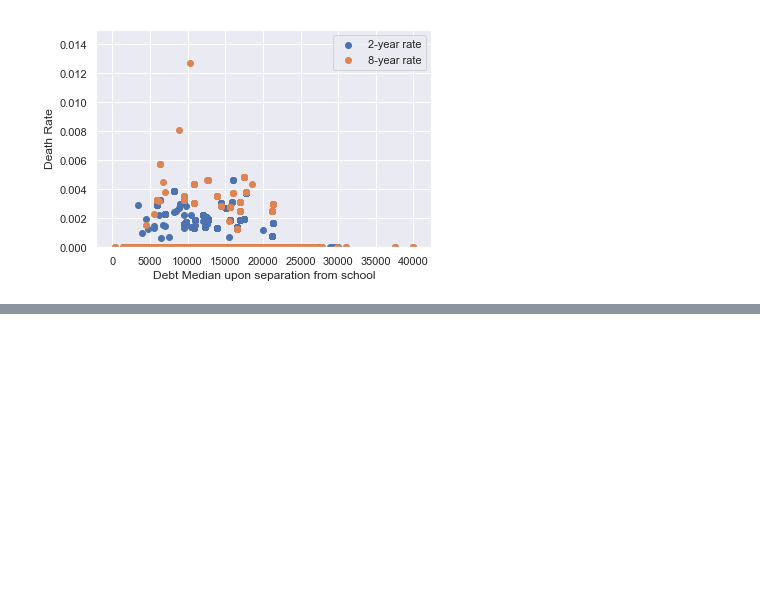
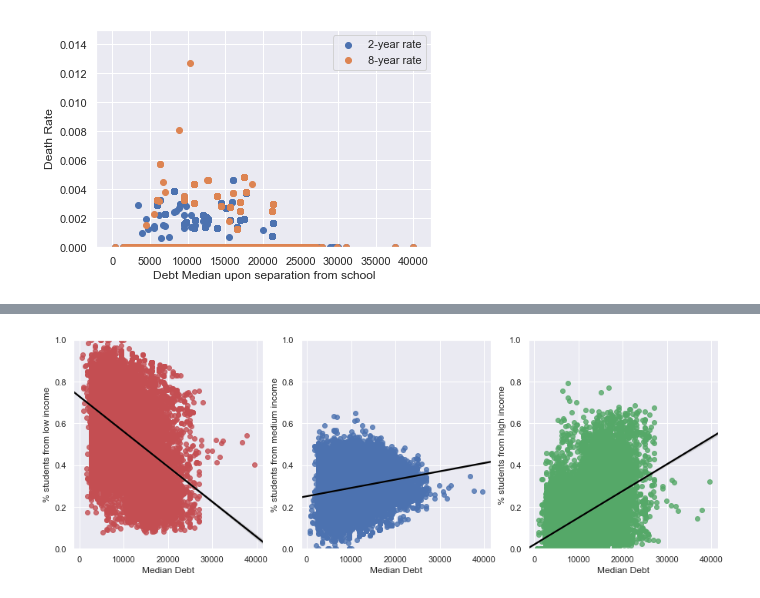
Before and after one commit to YunusBulut/dsprojects, a Jupyter notebook: prepcap/1-StudentDebtReport.ipynb, the cells around one changed output, grey strips where cells are left out. Cells and saved outputs as stored; diff of their text form; code cells hidden in the pictures; blank space fills up the shorter version.

```diff
--- a/prepcap/1-StudentDebtReport.ipynb
+++ b/prepcap/1-StudentDebtReport.ipynb
@@ -273,0 +286,24 @@ Ttest_indResult(statistic=86.51037011701736, pvalue=0.0)
+# %%
+plt.figure(figsize=(15,5))
+
+plt.subplot(1,3,1)
+sns.regplot(x=debt['DEBT_MDN'], y=debt['lowIncPCT'], color='r', line_kws={'color':'black'})
+plt.ylim((0.0,1.0))
+plt.ylabel('% students from low income')
+plt.xlabel('Median Debt')
+
+plt.subplot(1,3,2)
+sns.regplot(x=debt['DEBT_MDN'], y=debt['medIncPCT'], color='b', line_kws={'color':'black'})
+plt.ylim((0.0,1.0))
+plt.ylabel('% students from medium income')
+plt.xlabel('Median Debt')
+
+plt.subplot(1,3,3)
+sns.regplot(x=debt['DEBT_MDN'], y=debt['hiIncPCT'], color='g', line_kws={'color':'black'})
+plt.ylim((0.0,1.0))
+plt.ylabel('% students from high income')
+plt.xlabel('Median Debt')
+
+plt.show()
+# %% [output]
+[figure, added]
```
Also changed, not shown: parts of 5 cells of this notebook, 1 other file.
